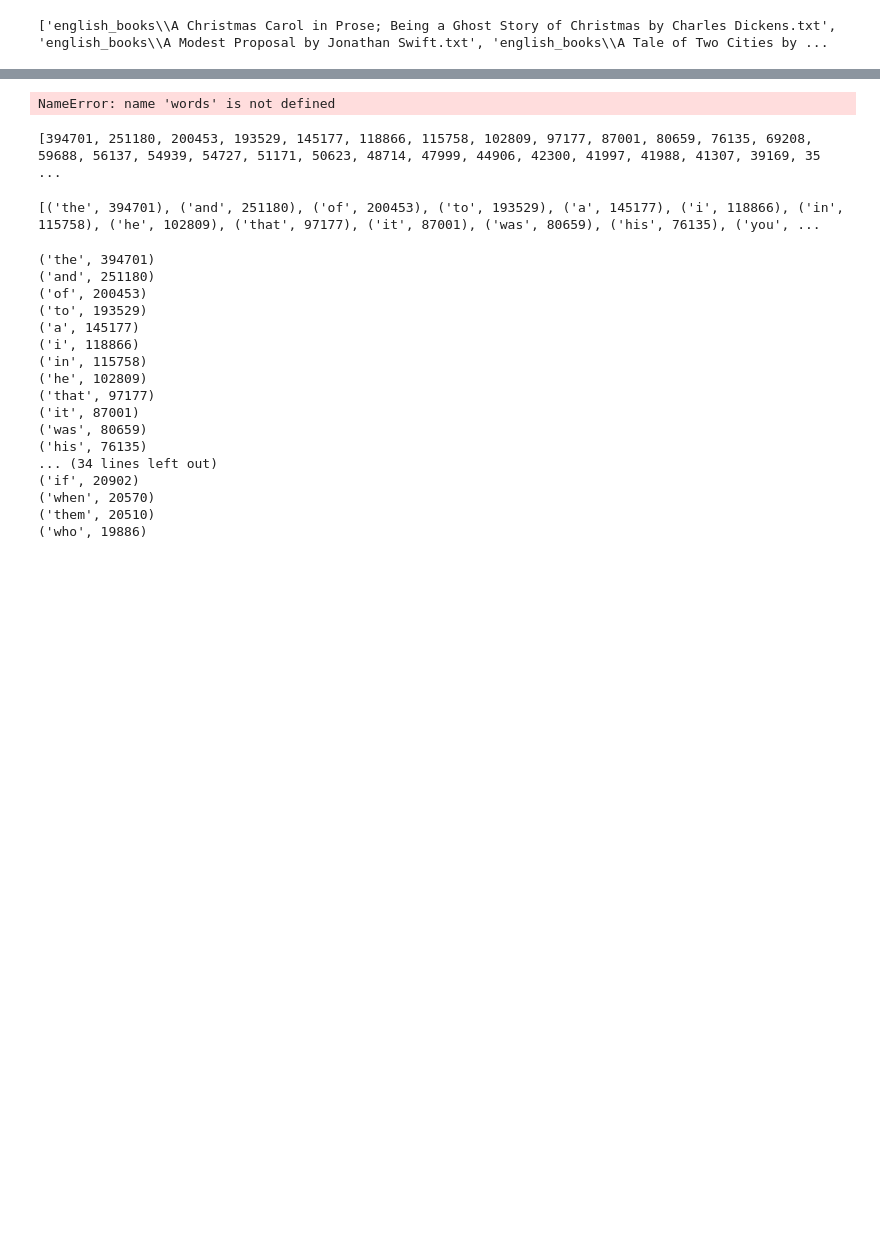
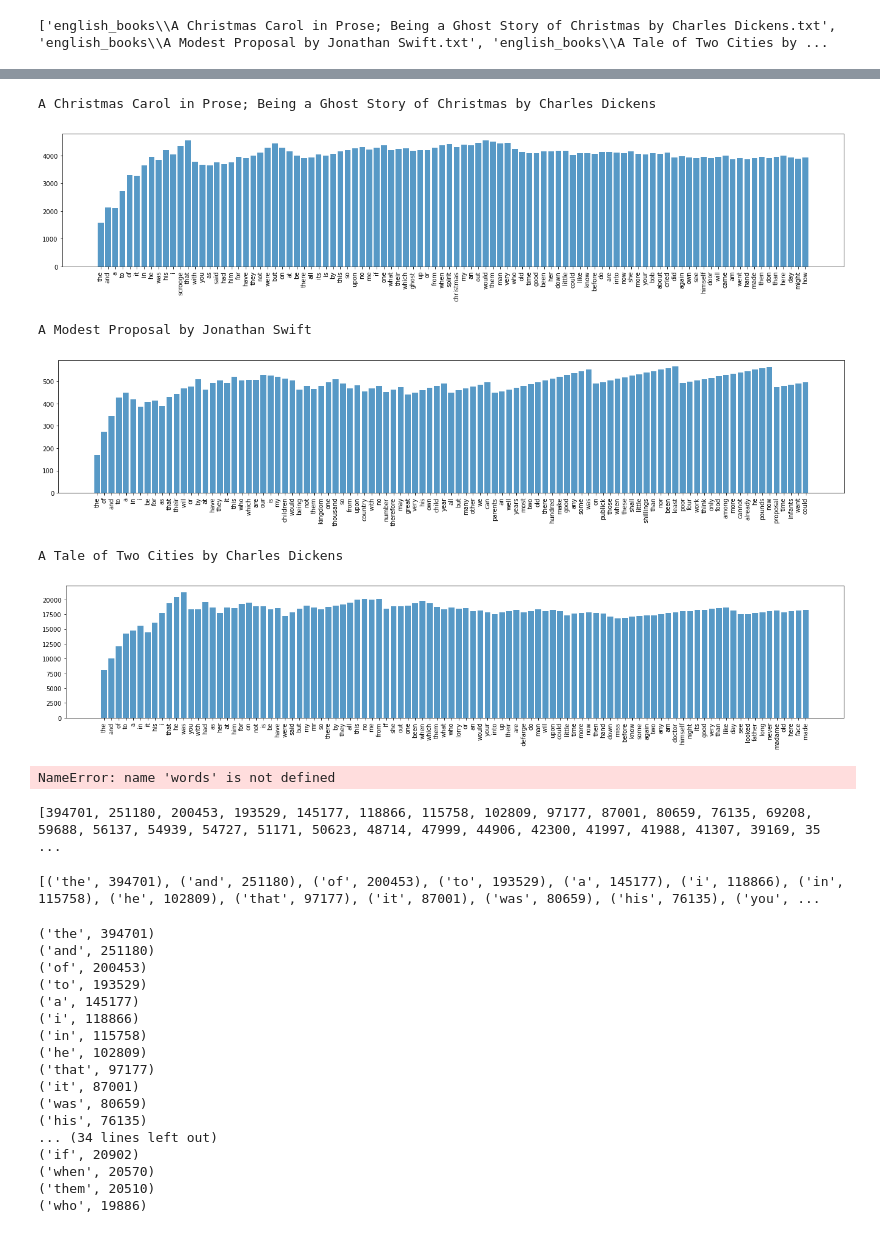
Before and after one commit to ccmerry/voynich_manuscript_text_analysis, a Jupyter notebook: book_analysis.ipynb, the cells around one changed output, grey strips where cells are left out. Cells and saved outputs as stored; diff of their text form; code cells hidden in the pictures; blank space fills up the shorter version.

```diff
--- a/book_analysis.ipynb
+++ b/book_analysis.ipynb
@@ -91,3 +135,33 @@ plt.show()
+# %%
+count = 0
+
+for b in book_word_d:
+    if count < 3:
+        print(b)
+        count = count + 1
+        false_word = ['s','t','n']
+        ind = []
+        fre = []
+        fretwo = []
+        run = 1
+        book_token_words = [x.lower() for x in regexp_tokenize(book_word_d[b], '\w+')]
+        book_token_counter = Counter(book_token_words).most_common(100)
+        for item in book_token_counter:
+            if item[0] not in false_word:
+                ind.append(item[0])
+                fre.append(item[1])
+                fretwo.append(item[1]*run)
+                run = run + 1
+        plt.bar(ind, fretwo, alpha =  .75)
+        plt.xticks(rotation='vertical')
+        plt.show()
+# %% [output]
+A Christmas Carol in Prose; Being a Ghost Story of Christmas by Charles Dickens
+[figure, added]
+A Modest Proposal by Jonathan Swift
+[figure, added]
+A Tale of Two Cities by Charles Dickens
+[figure, added]
 # %%
 #words = Counter(book_r_counter.read().split()).most_common(10)
 print(words)
```
Also changed, not shown: parts of 8 cells of this notebook.
